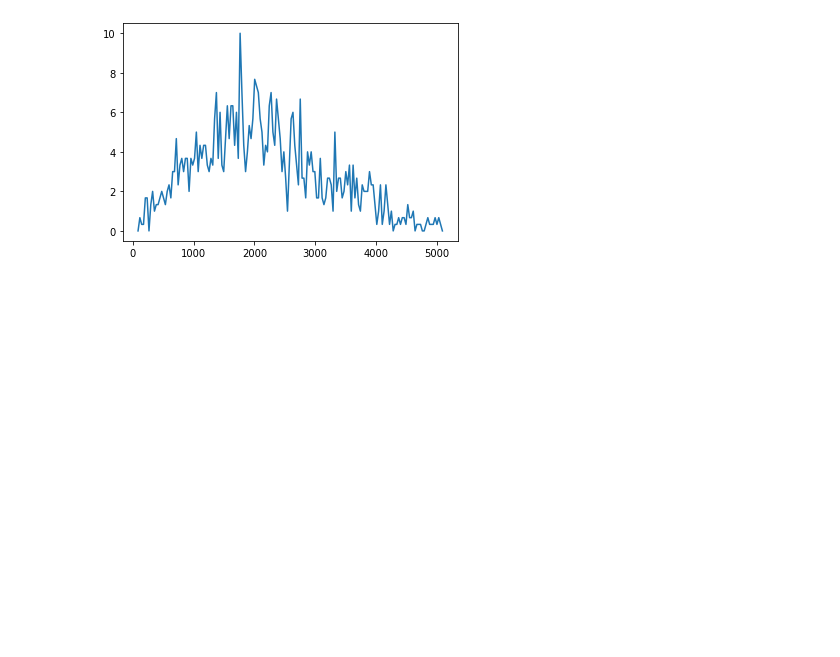
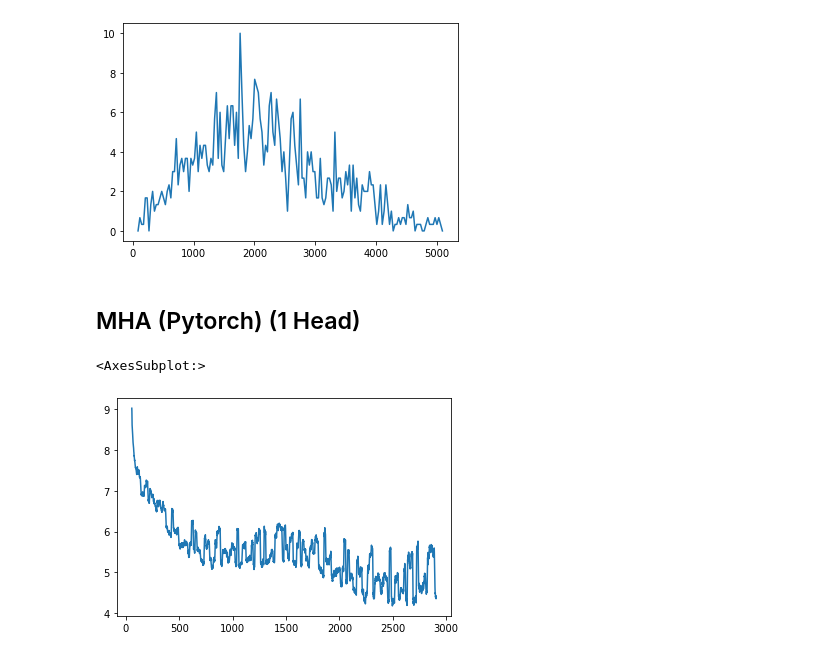
Before and after one commit to ralphscheu/xvector_laryngectomy, a Jupyter notebook: notebooks/plot_training_stats_from_log.ipynb, the cells around one changed output. Saved outputs shown, nothing was run; the diff lists cells and outputs as text; code cells hidden in the pictures; blank space fills up the shorter version.

```diff
--- a/notebooks/plot_training_stats_from_log.ipynb
+++ b/notebooks/plot_training_stats_from_log.ipynb
@@ -41,3 +54,11 @@ stats_mha['valid_acc']['valid_acc'].plot()
 # %% [output]
 <AxesSubplot:>
 [figure]
+# %% [markdown]
+## MHA (Pytorch) (1 Head)
+# %%
+stats = get_stats(r'./xvector-mha__20210608T092323_train.log')
+stats['loss']['Avg Loss/batch'].plot()
+# %% [output]
+<AxesSubplot:>
+[figure, added]
```
Also changed, not shown: parts of 6 cells of this notebook, 4 other files.
